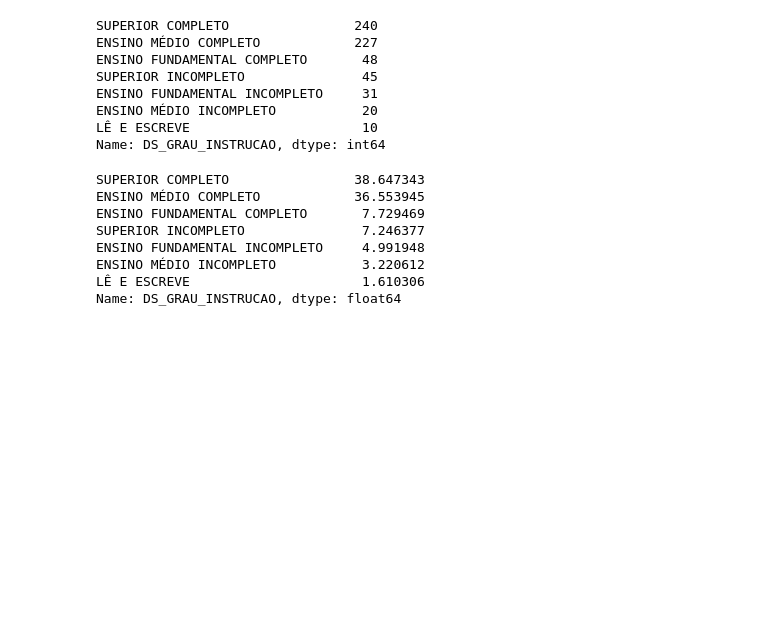
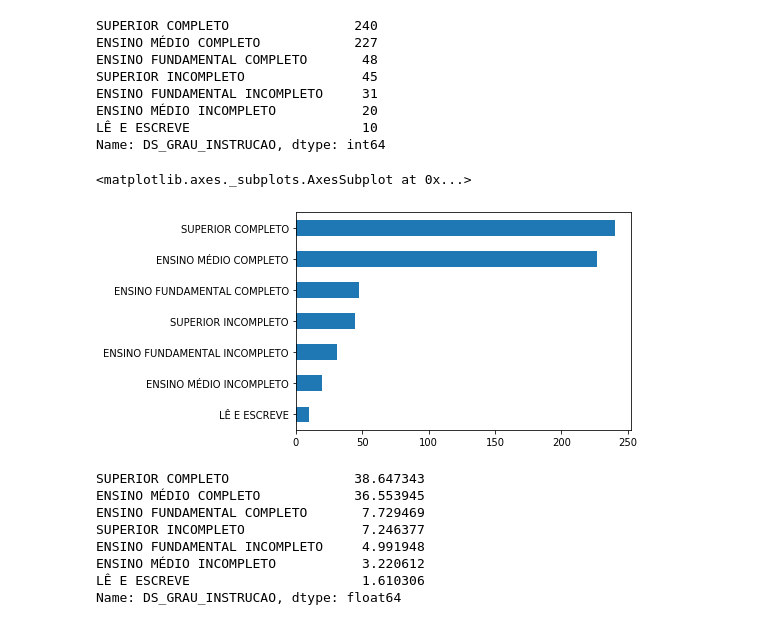
Before and after one commit to IsraelAugusto0110/Eleicoes2020, a Jupyter notebook: 2020_Eleicoes_Analise/2020_Candidatos_Analise.ipynb, the cells around one changed output. Cells and saved outputs as stored; diff of their text form; code cells hidden in the pictures; blank space fills up the shorter version.

```diff
--- a/2020_Eleicoes_Analise/2020_Candidatos_Analise.ipynb
+++ b/2020_Eleicoes_Analise/2020_Candidatos_Analise.ipynb
@@ -154,6 +163,11 @@ ENSINO FUNDAMENTAL INCOMPLETO     31
 ENSINO MÉDIO INCOMPLETO           20
 LÊ E ESCREVE                      10
 Name: DS_GRAU_INSTRUCAO, dtype: int64
+# %%
+df_sjc['DS_GRAU_INSTRUCAO'].value_counts(ascending=True).plot.barh()
+# %% [output]
+<matplotlib.axes._subplots.AxesSubplot at 0x...>
+[figure, added]
 # %%
 df_sjc['DS_GRAU_INSTRUCAO'].value_counts('DS_GRAU_INSTRUCAO') * 100
 # %% [output]
```
Also changed, not shown: parts of 14 cells of this notebook, 2 other files.
